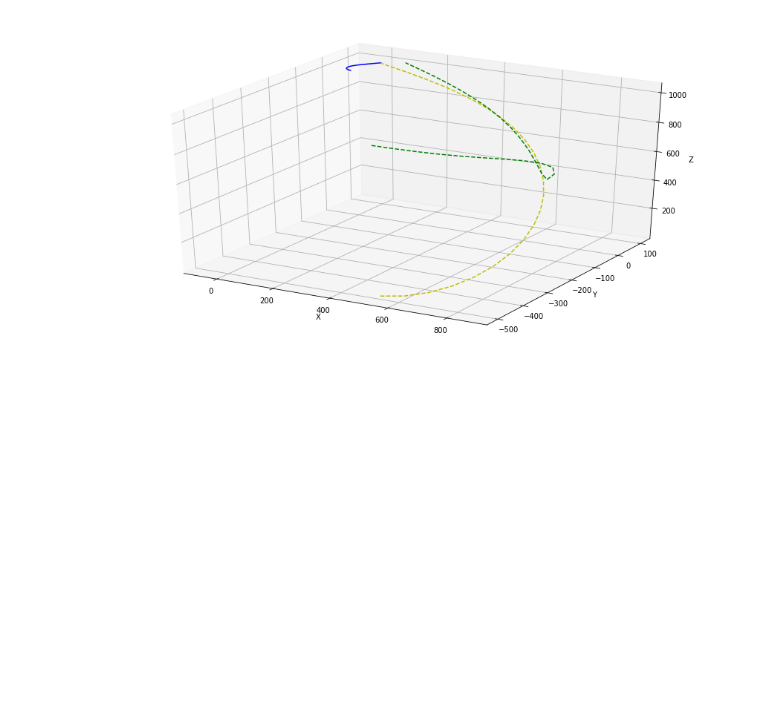
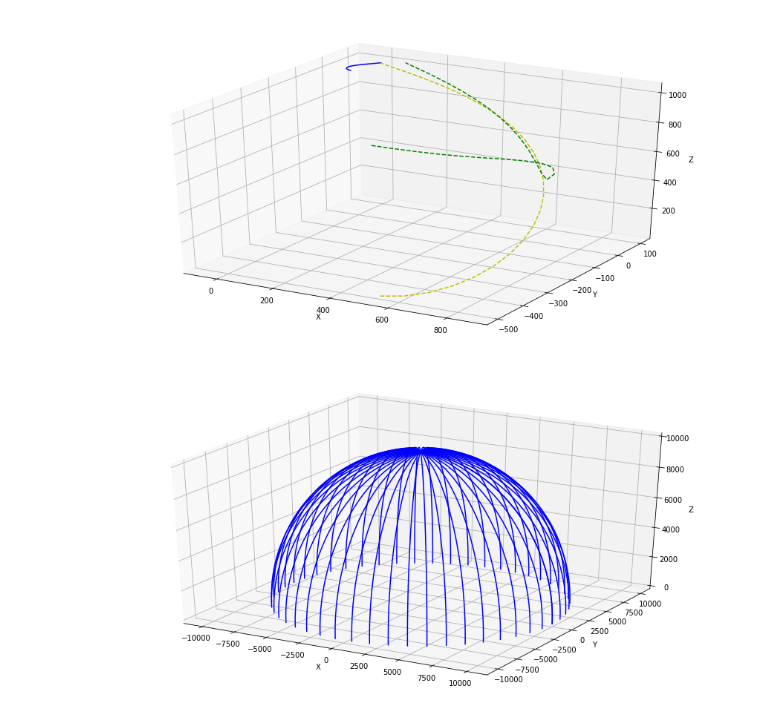
Before and after one commit to hrbolek/learning, a Jupyter notebook: operanalyst/simulation.ipynb, the cells around one changed output. Cells and saved outputs as stored; diff of their text form; code cells hidden in the pictures; blank space fills up the shorter version.

```diff
--- a/operanalyst/simulation.ipynb
+++ b/operanalyst/simulation.ipynb
@@ -590,3 +593,38 @@ gph.set_zlabel('Z')
 plt.show()
 # %% [output]
 [figure]
+# %%
+from math import pi, sin, cos
+
+def angles(start, end, count = 50):
+  delta = (end - start) / count
+  for i in range(count + 1):
+    yield start + i * delta
+
+def segment(alpha, radius):
+  for beta in angles(0, pi / 2):
+    result = {
+        'x': radius * cos(alpha) * cos(beta),
+        'y': radius * sin(alpha) * cos(beta),
+        'z': radius * sin(beta),
+        }
+    #print(result)
+    yield result
+
+radius = 10000
+gph = plt.figure(figsize=(15,8)).gca(projection='3d')
+for alpha in angles(0, 2 * pi):
+  s = list(segment(alpha, radius))
+  x = list(map(lambda item: item['x'], s))
+  y = list(map(lambda item: item['y'], s))
+  z = list(map(lambda item: item['z'], s))
+  gph.plot(x, y, z, "b-")
+  #break
+
+gph.set_xlabel('X')
+gph.set_ylabel('Y')
+gph.set_zlabel('Z')
+
+plt.show()
+# %% [output]
+[figure, added]
```
Also changed, not shown: parts of 3 cells of this notebook.
